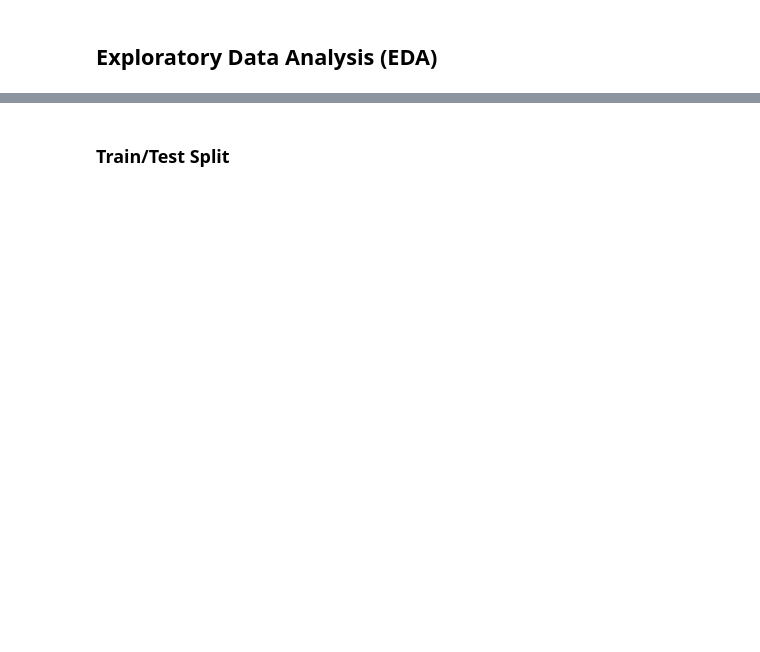
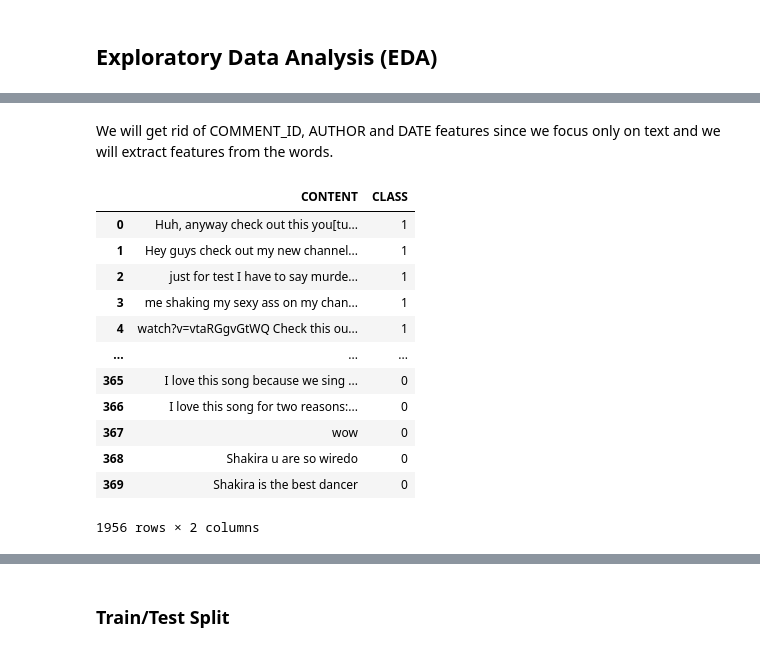
Before and after one commit to DarianFlorianVoda/FH-Karnten-Sem2, a Jupyter notebook: voda_NLP.ipynb, the cells around one changed output, grey strips where cells are left out. Saved outputs shown, nothing was run; the diff lists cells and outputs as text; code cells hidden in the pictures; blank space fills up the shorter version.

```diff
--- a/voda_NLP.ipynb
+++ b/voda_NLP.ipynb
@@ -136,4 +94,0 @@ We use a binary encoder for the class
-# %%
-oe_style_3 = {"tested_positive": 1, "tested_negative": 0}
-df['class'] = df['class'].replace(oe_style_3)
-df
@@ -266,0 +113,19 @@ plt.legend(targets,prop={'size': 15})
+# %% [markdown]
+We will get rid of COMMENT_ID, AUTHOR and DATE features since we focus only on text and we will extract features from the words.
+# %%
+df.drop(['COMMENT_ID', 'AUTHOR', 'DATE'], axis=1, inplace=True)
+df
+# %% [output]
+|  | CONTENT | CLASS |
+| 0 | Huh, anyway check out this you[tu... | 1 |
+| 1 | Hey guys check out my new channel... | 1 |
+| 2 | just for test I have to say murde... | 1 |
+| 3 | me shaking my sexy ass on my chan... | 1 |
+| 4 | watch?v=vtaRGgvGtWQ Check this ou... | 1 |
+| ... | ... | ... |
+| 365 | I love this song because we sing ... | 0 |
+| 366 | I love this song for two reasons:... | 0 |
+| 367 | wow | 0 |
+| 368 | Shakira u are so wiredo | 0 |
+| 369 | Shakira is the best dancer | 0 |
+1956 rows × 2 columns
```
Also changed, not shown: parts of 95 cells of this notebook.
